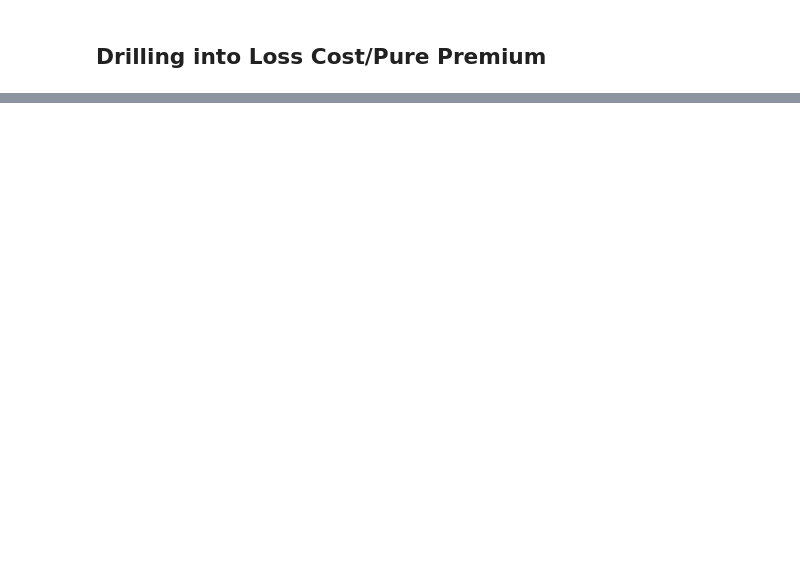
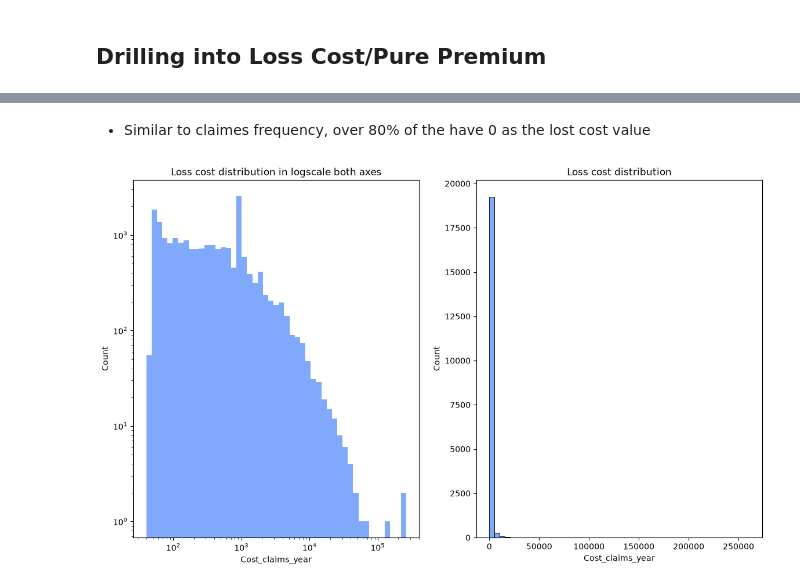
Before and after one commit to olumideodetunde/comm-insurance-underwriting-solutions, a Jupyter notebook: project/src/project_ml/m1-frequency-severity/exploration/EDA.ipynb, the cells around one changed output, grey strips where cells are left out. Saved outputs shown, nothing was run; the diff lists cells and outputs as text; code cells hidden in the pictures; blank space fills up the shorter version.

```diff
--- a/project/src/project_ml/m1-frequency-severity/exploration/EDA.ipynb
+++ b/project/src/project_ml/m1-frequency-severity/exploration/EDA.ipynb
@@ -453,0 +457,20 @@ plt.show()
+# %% [markdown]
+- Similar to claimes frequency, over 80% of the have 0 as the lost cost value
+# %%
+non_zero_loss_cost_policy_df = policy_df[policy_df['Cost_claims_year'] >0]
+log_bin_edges = np.logspace(np.log10(non_zero_loss_cost_policy_df['Cost_claims_year'].min()),
+                            np.log10(non_zero_loss_cost_policy_df['Cost_claims_year'].max()), n_bins)
+
+fig, ax = plt.subplots(nrows=1, ncols=2, figsize=(14, 8))
+
+sns.histplot(data=non_zero_loss_cost_policy_df, bins=log_bin_edges, x='Cost_claims_year', ax=ax[0])
+ax[0].set_xscale('log')
+ax[0].set_yscale('log')
+ax[0].set_title('Loss cost distribution in logscale both axes')
+
+
+sns.histplot(data=non_zero_loss_cost_policy_df, bins=50, x='Cost_claims_year', ax=ax[1])
+ax[1].set_title('Loss cost distribution')
+plt.show()
+# %% [output]
+[figure, added]
```
Also changed, not shown: parts of 27 cells of this notebook.
